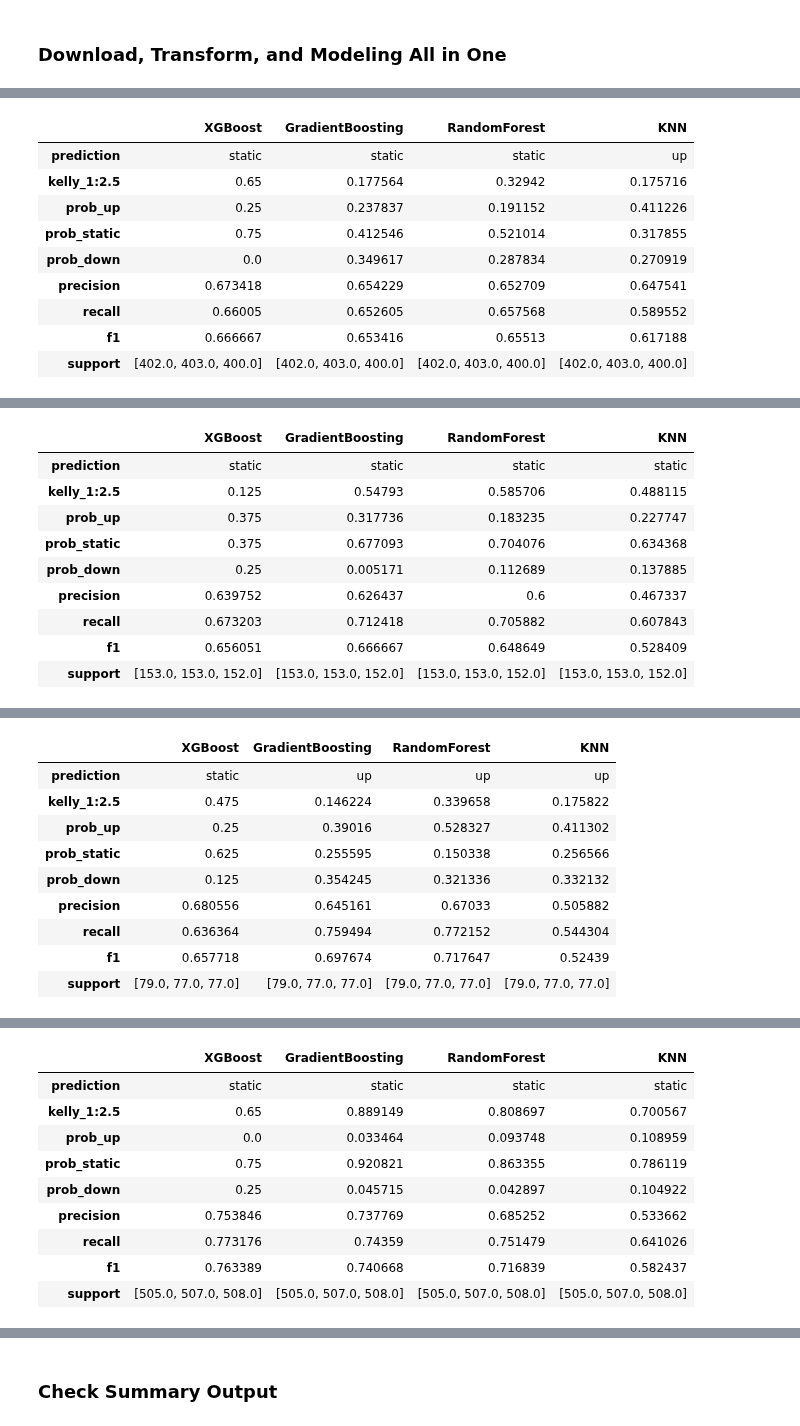
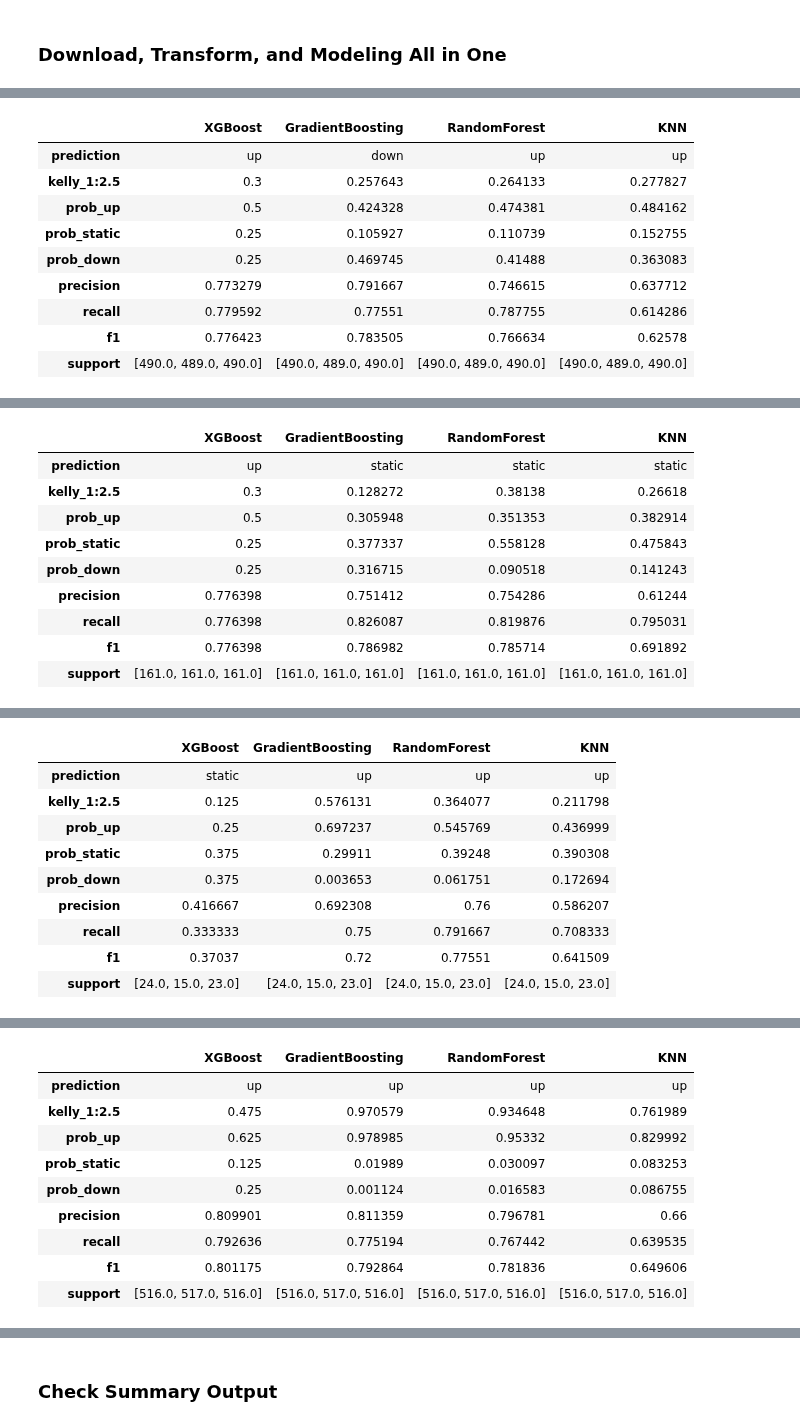
Before and after one commit to yuchild/stock_production, a Jupyter notebook: stock_next_time_frame_predictor.ipynb, the cells around one changed output, grey strips where cells are left out. Cells and saved outputs as stored; diff of their text form; code cells hidden in the pictures.

```diff
--- a/stock_next_time_frame_predictor.ipynb
+++ b/stock_next_time_frame_predictor.ipynb
@@ -43,5 +43,5 @@ from src import functions as f
 # manufactoring suppliers
 # 'lrcs', 'klac', ''
 # %%
-f.predictions('amat')
+f.predictions('nvda')
 # %% [output]
@@ -49,10 +49,10 @@ AMAT 5m Interval Timestamp: 2024-10-22 13:12:52
 |  | XGBoost | GradientBoosting | RandomForest | KNN |
-| prediction | static | static | static | up |
-| kelly_1:2.5 | 0.65 | 0.177564 | 0.32942 | 0.175716 |
-| prob_up | 0.25 | 0.237837 | 0.191152 | 0.411226 |
-| prob_static | 0.75 | 0.412546 | 0.521014 | 0.317855 |
-| prob_down | 0.0 | 0.349617 | 0.287834 | 0.270919 |
-| precision | 0.673418 | 0.654229 | 0.652709 | 0.647541 |
-| recall | 0.66005 | 0.652605 | 0.657568 | 0.589552 |
-| f1 | 0.666667 | 0.653416 | 0.65513 | 0.617188 |
-| support | [402.0, 403.0, 400.0] | [402.0, 403.0, 400.0] | [402.0, 403.0, 400.0] | [402.0, 403.0, 400.0] |
+| prediction | up | down | up | up |
+| kelly_1:2.5 | 0.3 | 0.257643 | 0.264133 | 0.277827 |
+| prob_up | 0.5 | 0.424328 | 0.474381 | 0.484162 |
+| prob_static | 0.25 | 0.105927 | 0.110739 | 0.152755 |
+| prob_down | 0.25 | 0.469745 | 0.41488 | 0.363083 |
+| precision | 0.773279 | 0.791667 | 0.746615 | 0.637712 |
+| recall | 0.779592 | 0.77551 | 0.787755 | 0.614286 |
+| f1 | 0.776423 | 0.783505 | 0.766634 | 0.62578 |
+| support | [490.0, 489.0, 490.0] | [490.0, 489.0, 490.0] | [490.0, 489.0, 490.0] | [490.0, 489.0, 490.0] |
@@ -60,10 +60,10 @@ AMAT 15m Interval Timestamp: 2024-10-22 13:12:59
 |  | XGBoost | GradientBoosting | RandomForest | KNN |
-| prediction | static | static | static | static |
-| kelly_1:2.5 | 0.125 | 0.54793 | 0.585706 | 0.488115 |
-| prob_up | 0.375 | 0.317736 | 0.183235 | 0.227747 |
-| prob_static | 0.375 | 0.677093 | 0.704076 | 0.634368 |
-| prob_down | 0.25 | 0.005171 | 0.112689 | 0.137885 |
-| precision | 0.639752 | 0.626437 | 0.6 | 0.467337 |
-| recall | 0.673203 | 0.712418 | 0.705882 | 0.607843 |
-| f1 | 0.656051 | 0.666667 | 0.648649 | 0.528409 |
-| support | [153.0, 153.0, 152.0] | [153.0, 153.0, 152.0] | [153.0, 153.0, 152.0] | [153.0, 153.0, 152.0] |
+| prediction | up | static | static | static |
+| kelly_1:2.5 | 0.3 | 0.128272 | 0.38138 | 0.26618 |
+| prob_up | 0.5 | 0.305948 | 0.351353 | 0.382914 |
+| prob_static | 0.25 | 0.377337 | 0.558128 | 0.475843 |
+| prob_down | 0.25 | 0.316715 | 0.090518 | 0.141243 |
+| precision | 0.776398 | 0.751412 | 0.754286 | 0.61244 |
+| recall | 0.776398 | 0.826087 | 0.819876 | 0.795031 |
+| f1 | 0.776398 | 0.786982 | 0.785714 | 0.691892 |
+| support | [161.0, 161.0, 161.0] | [161.0, 161.0, 161.0] | [161.0, 161.0, 161.0] | [161.0, 161.0, 161.0] |
@@ -71,10 +71,10 @@ AMAT 30m Interval Timestamp: 2024-10-22 13:13:04
 |  | XGBoost | GradientBoosting | RandomForest | KNN |
 | prediction | static | up | up | up |
-| kelly_1:2.5 | 0.475 | 0.146224 | 0.339658 | 0.175822 |
-| prob_up | 0.25 | 0.39016 | 0.528327 | 0.411302 |
-| prob_static | 0.625 | 0.255595 | 0.150338 | 0.256566 |
-| prob_down | 0.125 | 0.354245 | 0.321336 | 0.332132 |
-| precision | 0.680556 | 0.645161 | 0.67033 | 0.505882 |
-| recall | 0.636364 | 0.759494 | 0.772152 | 0.544304 |
-| f1 | 0.657718 | 0.697674 | 0.717647 | 0.52439 |
-| support | [79.0, 77.0, 77.0] | [79.0, 77.0, 77.0] | [79.0, 77.0, 77.0] | [79.0, 77.0, 77.0] |
+| kelly_1:2.5 | 0.125 | 0.576131 | 0.364077 | 0.211798 |
+| prob_up | 0.25 | 0.697237 | 0.545769 | 0.436999 |
+| prob_static | 0.375 | 0.29911 | 0.39248 | 0.390308 |
+| prob_down | 0.375 | 0.003653 | 0.061751 | 0.172694 |
+| precision | 0.416667 | 0.692308 | 0.76 | 0.586207 |
+| recall | 0.333333 | 0.75 | 0.791667 | 0.708333 |
+| f1 | 0.37037 | 0.72 | 0.77551 | 0.641509 |
+| support | [24.0, 15.0, 23.0] | [24.0, 15.0, 23.0] | [24.0, 15.0, 23.0] | [24.0, 15.0, 23.0] |
@@ -82,10 +82,10 @@ AMAT 1h Interval Timestamp: 2024-10-22 13:13:06
 |  | XGBoost | GradientBoosting | RandomForest | KNN |
-| prediction | static | static | static | static |
-| kelly_1:2.5 | 0.65 | 0.889149 | 0.808697 | 0.700567 |
-| prob_up | 0.0 | 0.033464 | 0.093748 | 0.108959 |
-| prob_static | 0.75 | 0.920821 | 0.863355 | 0.786119 |
-| prob_down | 0.25 | 0.045715 | 0.042897 | 0.104922 |
-| precision | 0.753846 | 0.737769 | 0.685252 | 0.533662 |
-| recall | 0.773176 | 0.74359 | 0.751479 | 0.641026 |
-| f1 | 0.763389 | 0.740668 | 0.716839 | 0.582437 |
-| support | [505.0, 507.0, 508.0] | [505.0, 507.0, 508.0] | [505.0, 507.0, 508.0] | [505.0, 507.0, 508.0] |
+| prediction | up | up | up | up |
+| kelly_1:2.5 | 0.475 | 0.970579 | 0.934648 | 0.761989 |
+| prob_up | 0.625 | 0.978985 | 0.95332 | 0.829992 |
+| prob_static | 0.125 | 0.01989 | 0.030097 | 0.083253 |
+| prob_down | 0.25 | 0.001124 | 0.016583 | 0.086755 |
+| precision | 0.809901 | 0.811359 | 0.796781 | 0.66 |
+| recall | 0.792636 | 0.775194 | 0.767442 | 0.639535 |
+| f1 | 0.801175 | 0.792864 | 0.781836 | 0.649606 |
+| support | [516.0, 517.0, 516.0] | [516.0, 517.0, 516.0] | [516.0, 517.0, 516.0] | [516.0, 517.0, 516.0] |
```
Also changed, not shown: parts of 1 cell of this notebook, 14 other files.
